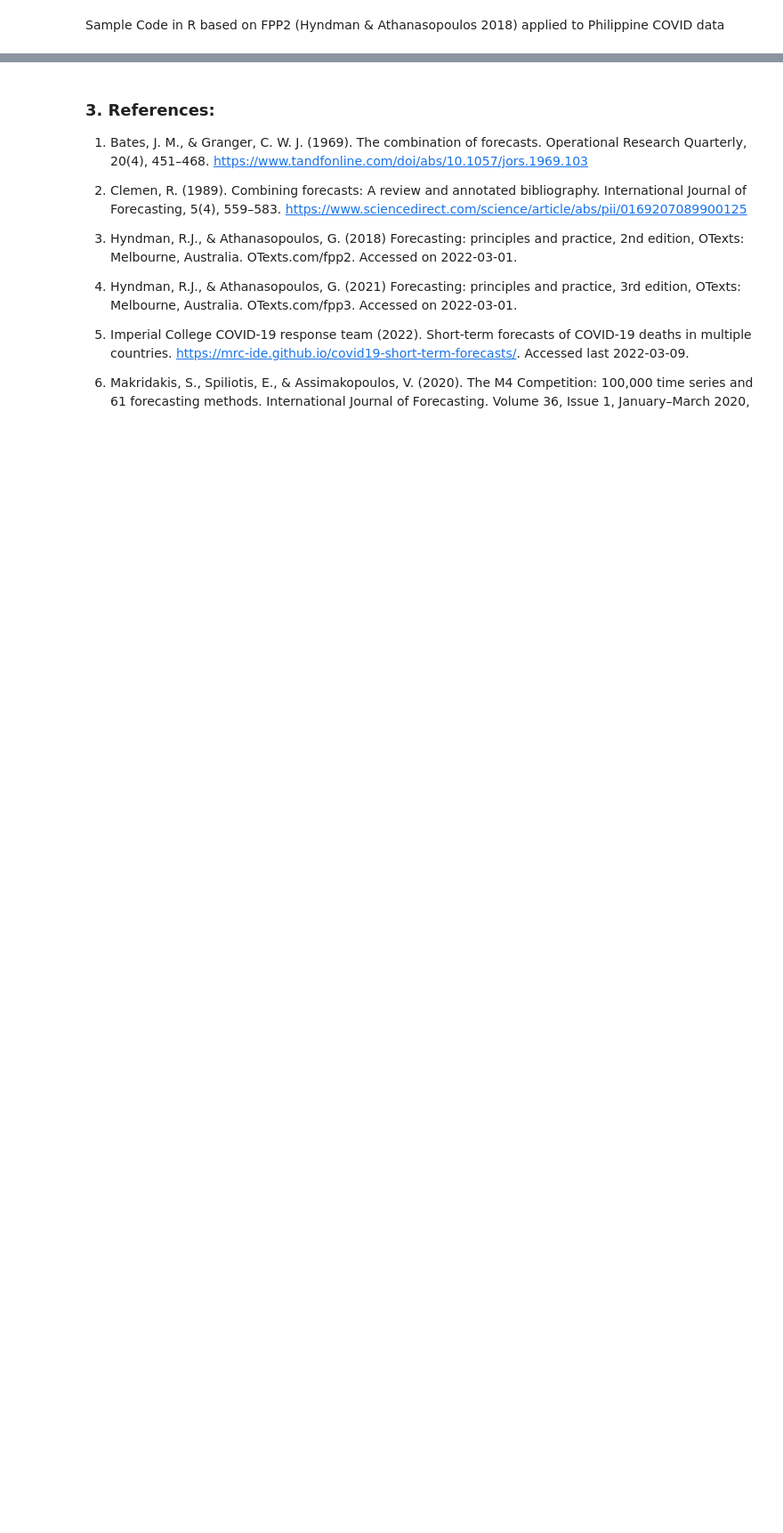
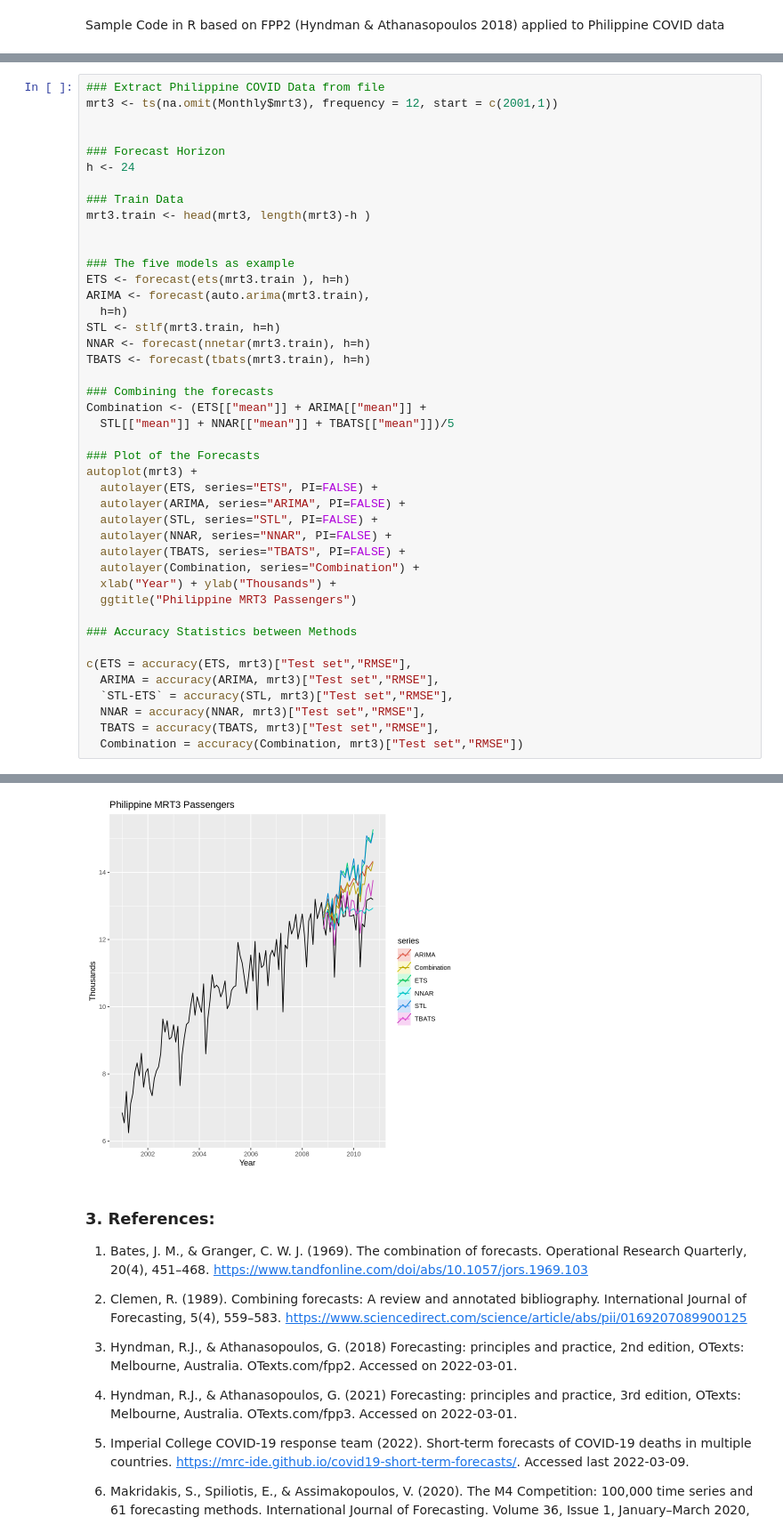
Before and after one commit to pacayton/forecast_combination_seminar, a Jupyter notebook: Forecast_Combination_R.ipynb, the cells around one changed output, grey strips where cells are left out. Shown at 89% size. Drawn from its saved outputs; the diff is of its cells as text; blank space fills up the shorter version.

```diff
--- a/Forecast_Combination_R.ipynb
+++ b/Forecast_Combination_R.ipynb
@@ -131,0 +136,44 @@ c(ARIMA = accuracy(ARIMA, covid.inc)["Test set","RMSE"],
+# %%
+### Extract Philippine COVID Data from file
+mrt3 <- ts(na.omit(Monthly$mrt3), frequency = 12, start = c(2001,1))
+
+
+### Forecast Horizon
+h <- 24
+
+### Train Data
+mrt3.train <- head(mrt3, length(mrt3)-h )
+
+
+### The five models as example
+ETS <- forecast(ets(mrt3.train ), h=h)
+ARIMA <- forecast(auto.arima(mrt3.train),
+  h=h)
+STL <- stlf(mrt3.train, h=h)
+NNAR <- forecast(nnetar(mrt3.train), h=h)
+TBATS <- forecast(tbats(mrt3.train), h=h)
+
+### Combining the forecasts
+Combination <- (ETS[["mean"]] + ARIMA[["mean"]] +
+  STL[["mean"]] + NNAR[["mean"]] + TBATS[["mean"]])/5
+
+### Plot of the Forecasts
+autoplot(mrt3) +
+  autolayer(ETS, series="ETS", PI=FALSE) +
+  autolayer(ARIMA, series="ARIMA", PI=FALSE) +
+  autolayer(STL, series="STL", PI=FALSE) +
+  autolayer(NNAR, series="NNAR", PI=FALSE) +
+  autolayer(TBATS, series="TBATS", PI=FALSE) +
+  autolayer(Combination, series="Combination") +
+  xlab("Year") + ylab("Thousands") +
+  ggtitle("Philippine MRT3 Passengers")
+
+### Accuracy Statistics between Methods
+
+c(ETS = accuracy(ETS, mrt3)["Test set","RMSE"],
+  ARIMA = accuracy(ARIMA, mrt3)["Test set","RMSE"],
+  `STL-ETS` = accuracy(STL, mrt3)["Test set","RMSE"],
+  NNAR = accuracy(NNAR, mrt3)["Test set","RMSE"],
+  TBATS = accuracy(TBATS, mrt3)["Test set","RMSE"],
+  Combination = accuracy(Combination, mrt3)["Test set","RMSE"])
+# %% [output]
@@ -132,3 +182,4 @@ c(ARIMA = accuracy(ARIMA, covid.inc)["Test set","RMSE"],
+[figure, added]
 # %% [markdown]
 ### 3. References:
 
```
Also changed, not shown: parts of 5 cells of this notebook.
